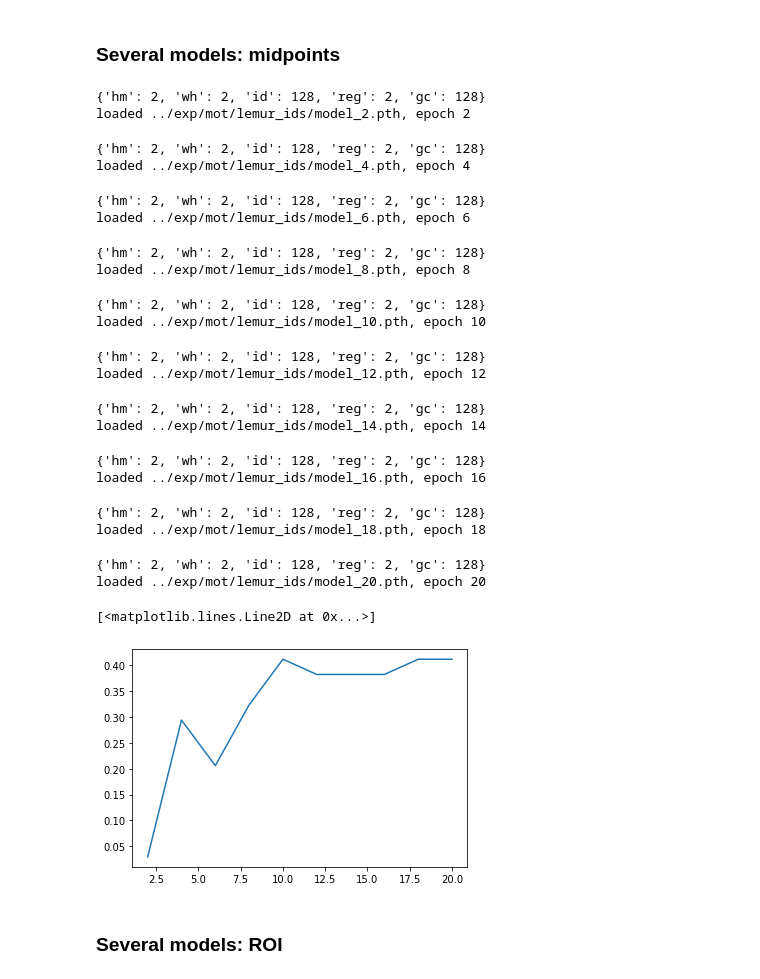
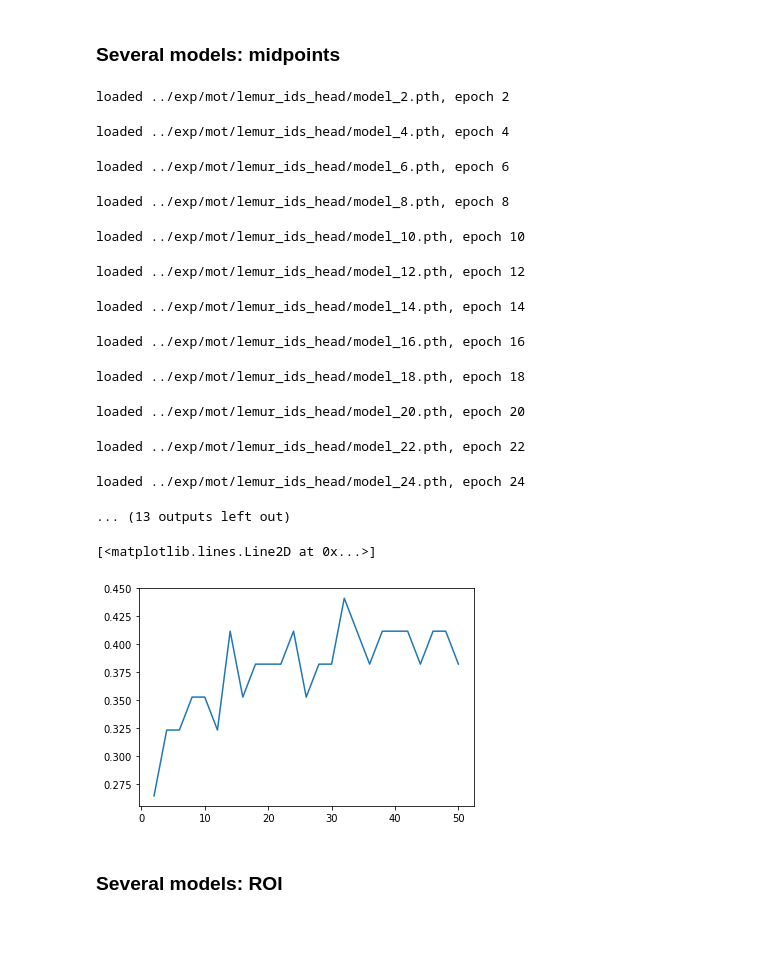
Before and after one commit to ecker-lab/PriMAT-tracking, a Jupyter notebook: notebooks/07_evaluate_model_lemur_id_eval.ipynb, the cells around one changed output. Saved outputs shown, nothing was run; the diff lists cells and outputs as text; code cells hidden in the pictures; blank space fills up the shorter version.

```diff
--- a/notebooks/07_evaluate_model_lemur_id_eval.ipynb
+++ b/notebooks/07_evaluate_model_lemur_id_eval.ipynb
@@ -147,7 +147,7 @@ model = create_model('hrnet_32', heads =  {'hm': 2, 'wh': 2, 'id': 128, 'reg': 2
                      head_conv = 256, num_gc_cls = 8, clsID4GC = 0, gc_with_roi = True)
 
 print(os.getcwd())
-model = load_model(model, '../exp/mot/lemur_ids_cleaned1_squareroi_08_1_move20/model_58.pth')
+model = load_model(model, '../exp/mot/final_ids/alpha/model_26.pth')
 model = model.to(torch.device('cuda'))
 model.eval();
 # %% [output]
@@ -268,11 +268,11 @@ plt.show()
 # %%
 accuracies = list()
 
-for i in range(2, 31, 2):
+for i in range(2, 51, 2):
     model = create_model('hrnet_32', heads =  {'hm': 2, 'wh': 2, 'id': 128, 'reg': 2, 'gc': 128},
                      head_conv = 256, num_gc_cls = 8, clsID4GC = 0, gc_with_roi = False)
 
-    model = load_model(model, '../exp/mot/lemur_ids/model_'+str(i)+'.pth')
+    model = load_model(model, '../exp/mot/lemur_ids_head/model_'+str(i)+'.pth')
     model = model.to(torch.device('cuda'))
     model.eval()
 
@@ -356,31 +356,24 @@ for i in range(2, 31, 2):
     accuracy /= i + 1
     accuracies.append(accuracy)
 # %% [output]
-{'hm': 2, 'wh': 2, 'id': 128, 'reg': 2, 'gc': 128}
-loaded ../exp/mot/lemur_ids/model_2.pth, epoch 2
+loaded ../exp/mot/lemur_ids_head/model_2.pth, epoch 2
-{'hm': 2, 'wh': 2, 'id': 128, 'reg': 2, 'gc': 128}
-loaded ../exp/mot/lemur_ids/model_4.pth, epoch 4
+loaded ../exp/mot/lemur_ids_head/model_4.pth, epoch 4
-{'hm': 2, 'wh': 2, 'id': 128, 'reg': 2, 'gc': 128}
-loaded ../exp/mot/lemur_ids/model_6.pth, epoch 6
+loaded ../exp/mot/lemur_ids_head/model_6.pth, epoch 6
-{'hm': 2, 'wh': 2, 'id': 128, 'reg': 2, 'gc': 128}
-loaded ../exp/mot/lemur_ids/model_8.pth, epoch 8
+loaded ../exp/mot/lemur_ids_head/model_8.pth, epoch 8
-{'hm': 2, 'wh': 2, 'id': 128, 'reg': 2, 'gc': 128}
-loaded ../exp/mot/lemur_ids/model_10.pth, epoch 10
+loaded ../exp/mot/lemur_ids_head/model_10.pth, epoch 10
-{'hm': 2, 'wh': 2, 'id': 128, 'reg': 2, 'gc': 128}
-loaded ../exp/mot/lemur_ids/model_12.pth, epoch 12
+loaded ../exp/mot/lemur_ids_head/model_12.pth, epoch 12
-{'hm': 2, 'wh': 2, 'id': 128, 'reg': 2, 'gc': 128}
-loaded ../exp/mot/lemur_ids/model_14.pth, epoch 14
+loaded ../exp/mot/lemur_ids_head/model_14.pth, epoch 14
-{'hm': 2, 'wh': 2, 'id': 128, 'reg': 2, 'gc': 128}
-loaded ../exp/mot/lemur_ids/model_16.pth, epoch 16
+loaded ../exp/mot/lemur_ids_head/model_16.pth, epoch 16
-{'hm': 2, 'wh': 2, 'id': 128, 'reg': 2, 'gc': 128}
-loaded ../exp/mot/lemur_ids/model_18.pth, epoch 18
+loaded ../exp/mot/lemur_ids_head/model_18.pth, epoch 18
-{'hm': 2, 'wh': 2, 'id': 128, 'reg': 2, 'gc': 128}
-loaded ../exp/mot/lemur_ids/model_20.pth, epoch 20
+loaded ../exp/mot/lemur_ids_head/model_20.pth, epoch 20
+loaded ../exp/mot/lemur_ids_head/model_22.pth, epoch 22
+loaded ../exp/mot/lemur_ids_head/model_24.pth, epoch 24
+... (13 outputs left out)
 # %%
-plt.plot(range(2, 21, 2), accuracies)
+plt.plot(range(2, 51, 2), accuracies)
 # %% [output]
 [<matplotlib.lines.Line2D at 0x...>]
-[figure, old version]
+[figure, new version]
 # %% [markdown]
 ### Several models: ROI
 # %%
```
Also changed, not shown: parts of 6 cells of this notebook, 37 other files.
